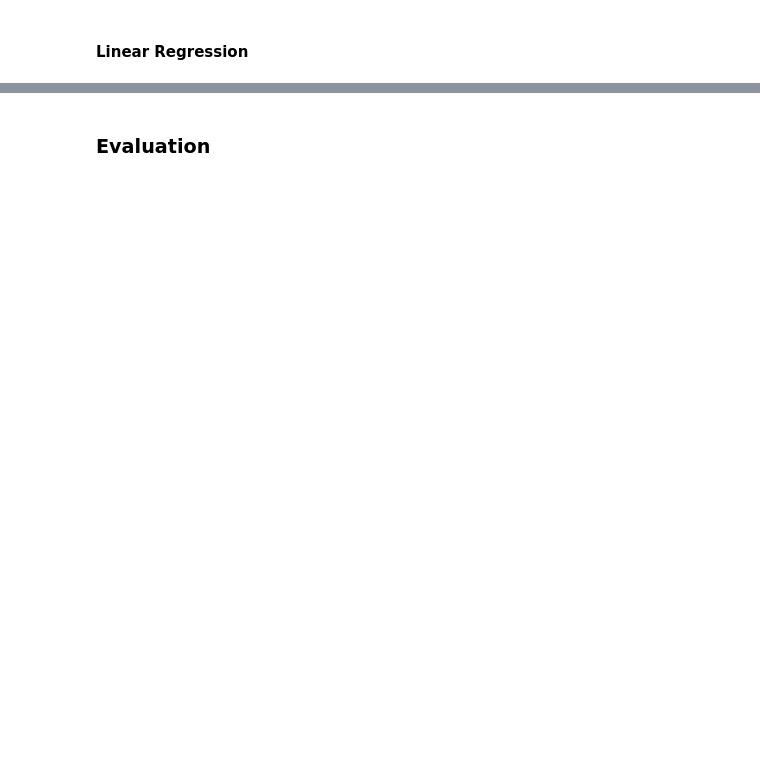
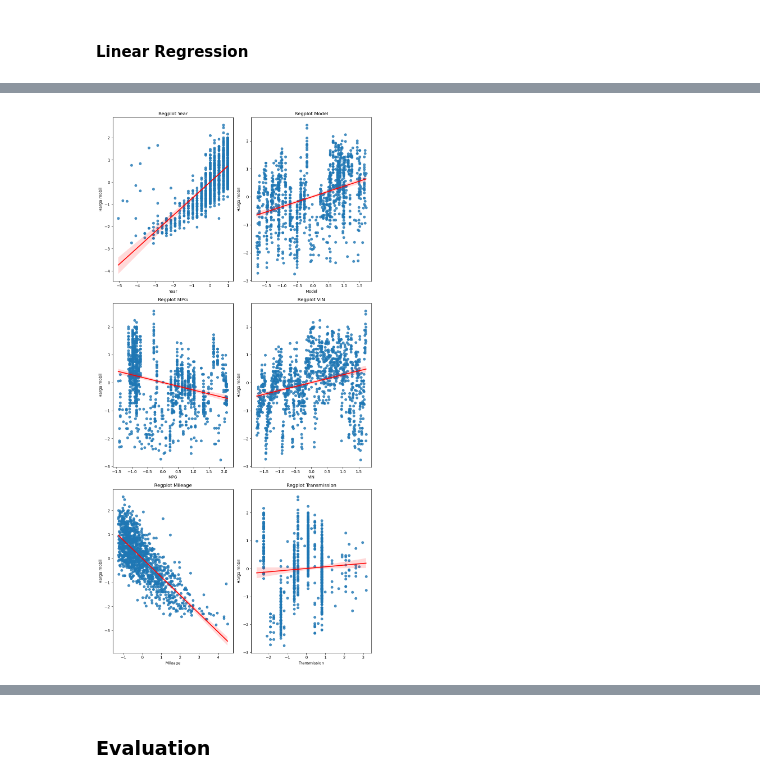
Before and after one commit to daff00/Honda-UsedCarPrice-Prediction, a Jupyter notebook: Project DATMOD.ipynb, the cells around one changed output, grey strips where cells are left out. Saved outputs shown, nothing was run; the diff lists cells and outputs as text; code cells hidden in the pictures; blank space fills up the shorter version.

```diff
--- a/Project DATMOD.ipynb
+++ b/Project DATMOD.ipynb
@@ -504,0 +521,21 @@ plt.show()
+# %%
+# Visualisasi data latih
+# Mengatur ukuran dan layout subplot
+col = X_train.columns
+
+fig, axes = plt.subplots(3, 2, figsize=(10, 20))
+axes = axes.flatten()
+
+# Loop untuk membuat regplot
+for i, prediktor in enumerate(col):
+    ax = axes[i]
+    sns.regplot(x=X_train[prediktor], y=y_train, line_kws={"color": "red"}, ax=ax)
+    ax.set_xlabel(prediktor)
+    ax.set_ylabel('Harga mobil')
+    ax.set_title(f'Regplot {prediktor}')
+
+# Menampilkan plot
+plt.tight_layout()
+plt.show()
+# %% [output]
+[figure, added]
```
Also changed, not shown: parts of 36 cells of this notebook.
